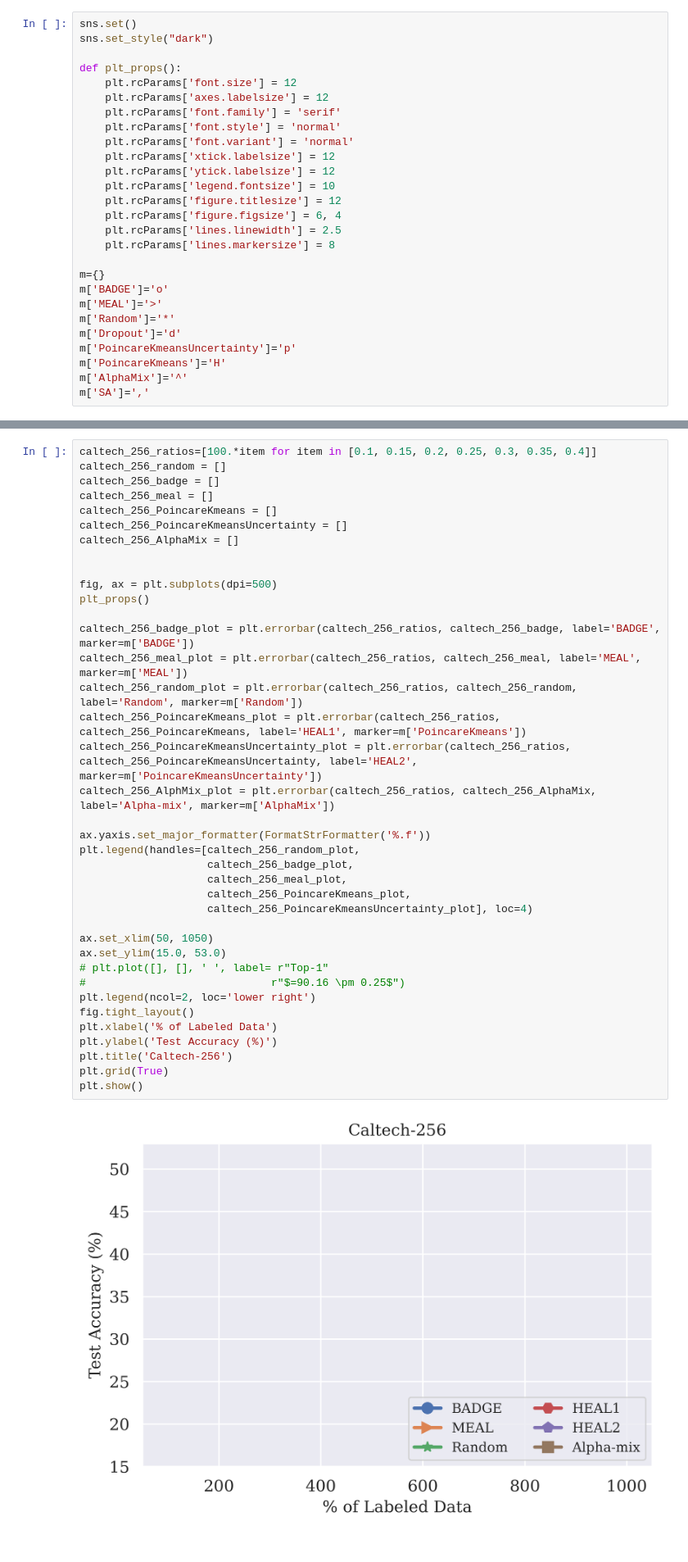
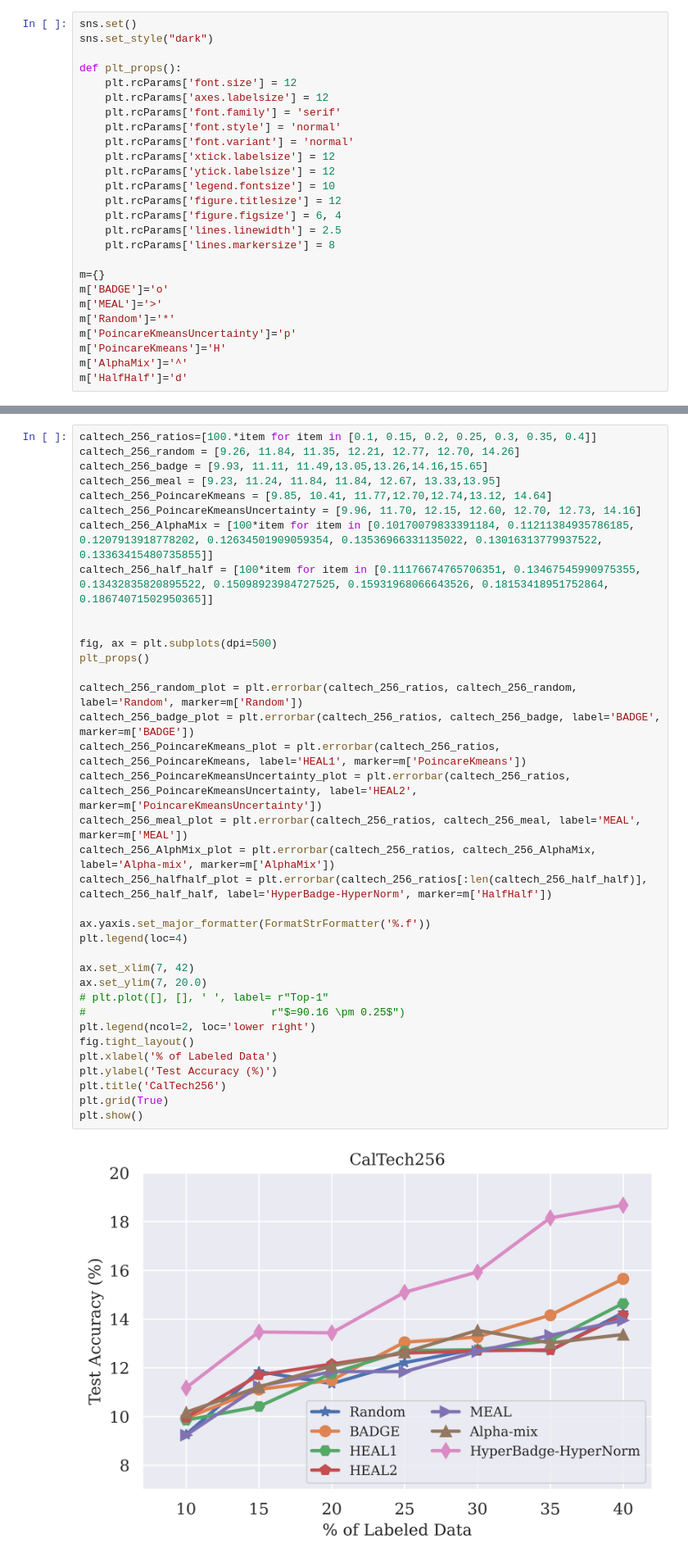
Before and after one commit to ChengeLi/data-efficient-active-learning, a Jupyter notebook: plots.ipynb, the cells around one changed output, grey strips where cells are left out. Shown at 82% size. Drawn from its saved outputs; the diff is of its cells as text.

Commit message:
Final plots

```diff
--- a/plots.ipynb
+++ b/plots.ipynb
@@ -39,11 +39,10 @@ m={}
 m['BADGE']='o'
 m['MEAL']='>'
 m['Random']='*'
-m['Dropout']='d'
 m['PoincareKmeansUncertainty']='p'
 m['PoincareKmeans']='H'
 m['AlphaMix']='^'
-m['SA']=','
+m['HalfHalf']='d'
 # %% [markdown]
 ## Image classification results
 # %% [markdown]
@@ -182,41 +178,39 @@ plt.show()
 ### Caltech-256
 # %%
 caltech_256_ratios=[100.*item for item in [0.1, 0.15, 0.2, 0.25, 0.3, 0.35, 0.4]]
-caltech_256_random = []
-caltech_256_badge = []
-caltech_256_meal = []
-caltech_256_PoincareKmeans = []
-caltech_256_PoincareKmeansUncertainty = []
-caltech_256_AlphaMix = []
+caltech_256_random = [9.26, 11.84, 11.35, 12.21, 12.77, 12.70, 14.26]
+caltech_256_badge = [9.93, 11.11, 11.49,13.05,13.26,14.16,15.65]
+caltech_256_meal = [9.23, 11.24, 11.84, 11.84, 12.67, 13.33,13.95]
+caltech_256_PoincareKmeans = [9.85, 10.41, 11.77,12.70,12.74,13.12, 14.64]
+caltech_256_PoincareKmeansUncertainty = [9.96, 11.70, 12.15, 12.60, 12.70, 12.73, 14.16]
+caltech_256_AlphaMix = [100*item for item in [0.10170079833391184, 0.11211384935786185, 0.1207913918778202, 0.12634501909059354, 0.13536966331135022, 0.13016313779937522, 0.13363415480735855]]
+caltech_256_half_half = [100*item for item in [0.11176674765706351, 0.13467545990975355, 0.13432835820895522, 0.15098923984727525, 0.15931968066643526, 0.18153418951752864, 0.18674071502950365]]
 
 
 fig, ax = plt.subplots(dpi=500)
 plt_props()
 
+caltech_256_random_plot = plt.errorbar(caltech_256_ratios, caltech_256_random, label='Random', marker=m['Random'])
 caltech_256_badge_plot = plt.errorbar(caltech_256_ratios, caltech_256_badge, label='BADGE', marker=m['BADGE'])
-caltech_256_meal_plot = plt.errorbar(caltech_256_ratios, caltech_256_meal, label='MEAL', marker=m['MEAL'])
-caltech_256_random_plot = plt.errorbar(caltech_256_ratios, caltech_256_random, label='Random', marker=m['Random'])
 caltech_256_PoincareKmeans_plot = plt.errorbar(caltech_256_ratios, caltech_256_PoincareKmeans, label='HEAL1', marker=m['PoincareKmeans'])
 caltech_256_PoincareKmeansUncertainty_plot = plt.errorbar(caltech_256_ratios, caltech_256_PoincareKmeansUncertainty, label='HEAL2', marker=m['PoincareKmeansUncertainty'])
+caltech_256_meal_plot = plt.errorbar(caltech_256_ratios, caltech_256_meal, label='MEAL', marker=m['MEAL'])
 caltech_256_AlphMix_plot = plt.errorbar(caltech_256_ratios, caltech_256_AlphaMix, label='Alpha-mix', marker=m['AlphaMix'])
+caltech_256_halfhalf_plot = plt.errorbar(caltech_256_ratios[:len(caltech_256_half_half)], caltech_256_half_half, label='HyperBadge-HyperNorm', marker=m['HalfHalf'])
 
 ax.yaxis.set_major_formatter(FormatStrFormatter('%.f'))
-plt.legend(handles=[caltech_256_random_plot,
-                    caltech_256_badge_plot,
-                    caltech_256_meal_plot,
-                    caltech_256_PoincareKmeans_plot,
-                    caltech_256_PoincareKmeansUncertainty_plot], loc=4)
+plt.legend(loc=4)
 
-ax.set_xlim(50, 1050)
-ax.set_ylim(15.0, 53.0)
+ax.set_xlim(7, 42)
+ax.set_ylim(7, 20.0)
 # plt.plot([], [], ' ', label= r"Top-1"
 #                             r"$=90.16 \pm 0.25$")
 plt.legend(ncol=2, loc='lower right')
 fig.tight_layout()
 plt.xlabel('% of Labeled Data')
 plt.ylabel('Test Accuracy (%)')
-plt.title('Caltech-256')
+plt.title('CalTech256')
 plt.grid(True)
 plt.show()
 # %% [output]
-[figure, old version]
+[figure, new version]
```
Also changed, not shown: parts of 4 cells of this notebook.
